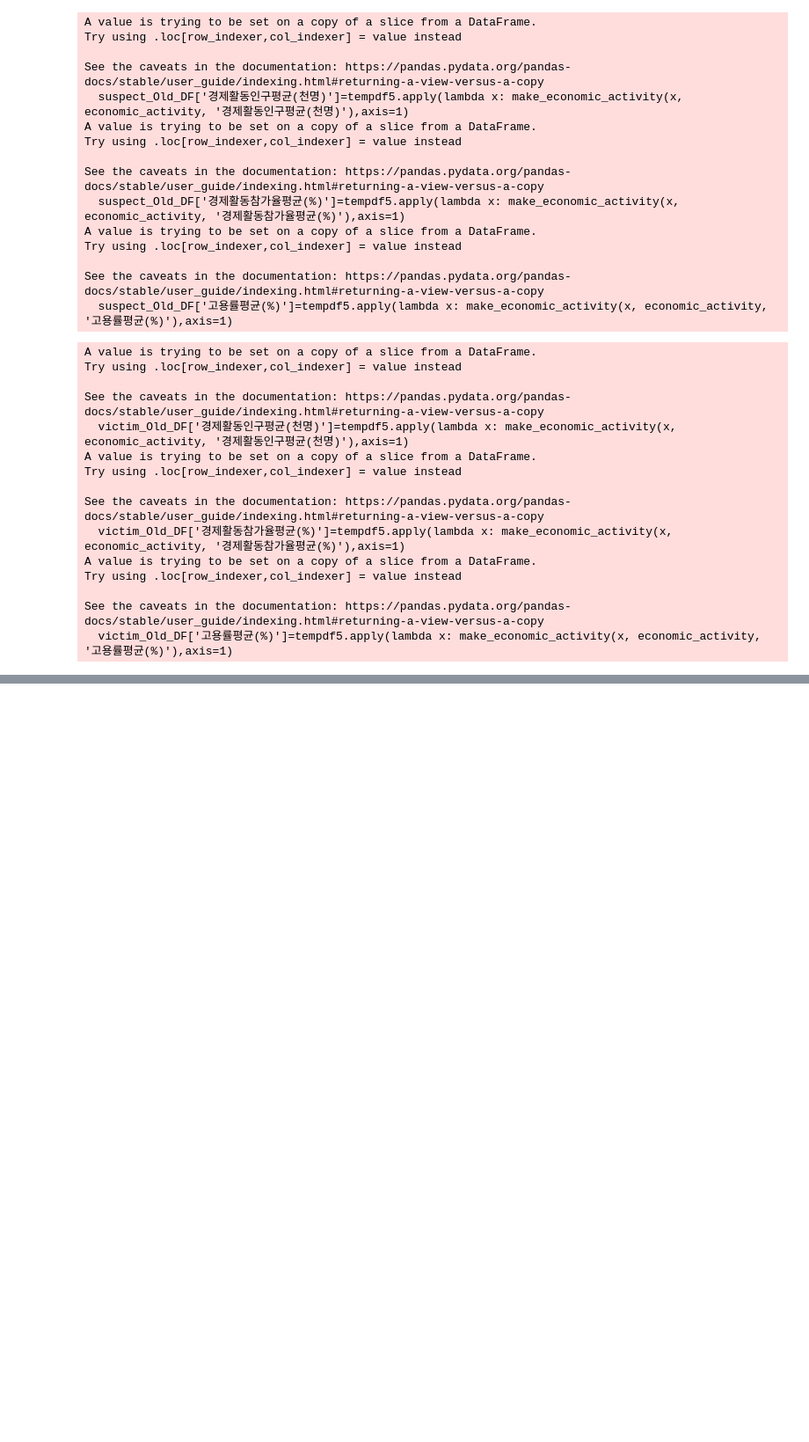
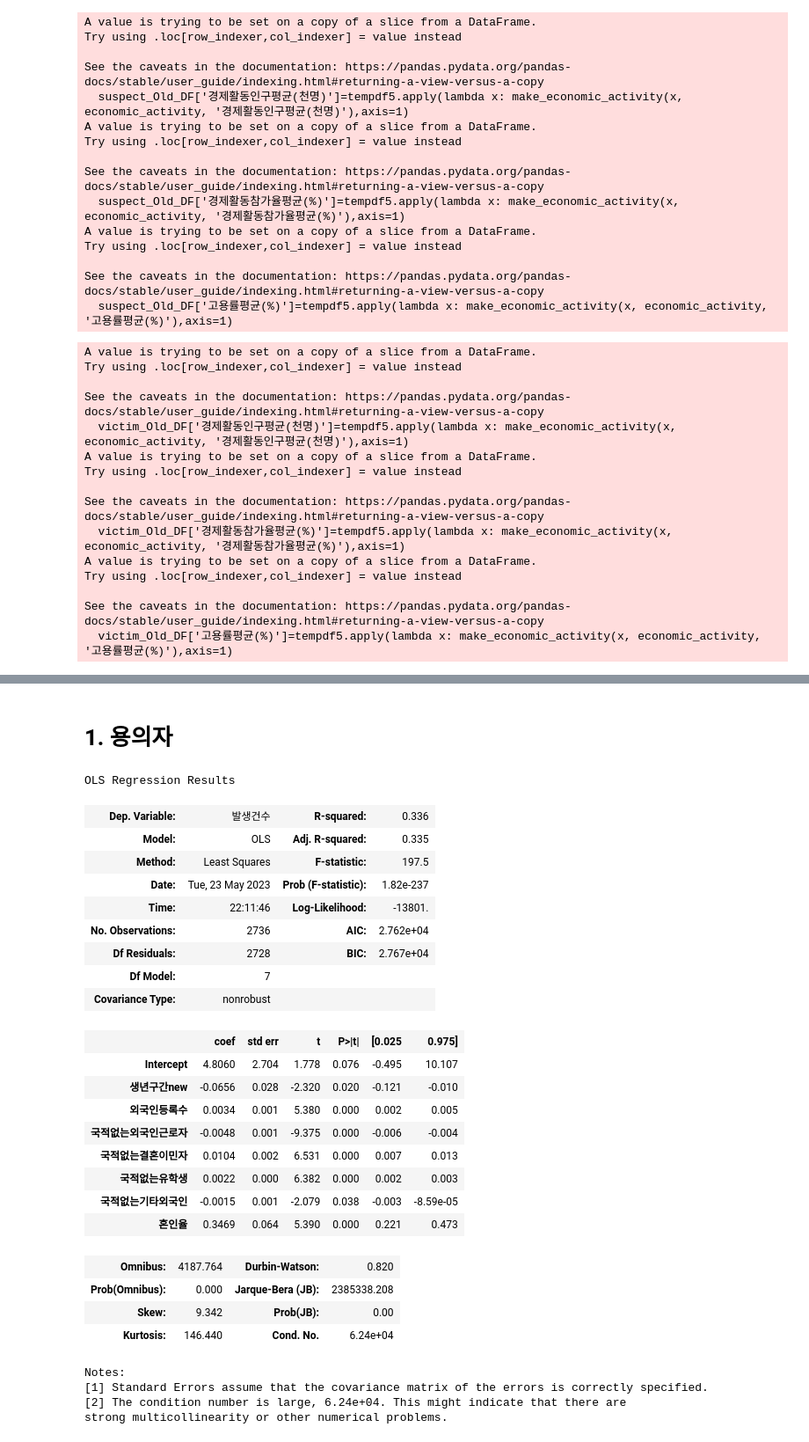
Before and after one commit to S-SIRIUS/Fraud-factor-analysis, a Jupyter notebook: 시+나이 회귀분석.ipynb, the cells around one changed output, grey strips where cells are left out. Shown at 88% size. Drawn from its saved outputs; the diff is of its cells as text; code cells hidden in the pictures; blank space fills up the shorter version.

Commit message:
regression update

```diff
--- a/시+나이 회귀분석.ipynb
+++ b/시+나이 회귀분석.ipynb
@@ -1207,0 +1220,2 @@ victim_Old_DF.corr(method='spearman')
+# %% [markdown]
+# 1. 용의자
@@ -1207,0 +1225,32 @@ victim_Old_DF.corr(method='spearman')
+# %%
+suspect_model=smf.ols(formula="발생건수~생년구간new+외국인등록수+국적없는외국인근로자+국적없는결혼이민자+국적없는유학생+국적없는기타외국인+혼인율",data=suspect_Old_DF).fit()
+# %%
+suspect_model.summary()
+# %% [output]
+OLS Regression Results
+| Dep. Variable: | 발생건수 | R-squared: | 0.336 |
+| Model: | OLS | Adj. R-squared: | 0.335 |
+| Method: | Least Squares | F-statistic: | 197.5 |
+| Date: | Tue, 23 May 2023 | Prob (F-statistic): | 1.82e-237 |
+| Time: | 22:11:46 | Log-Likelihood: | -13801. |
+| No. Observations: | 2736 | AIC: | 2.762e+04 |
+| Df Residuals: | 2728 | BIC: | 2.767e+04 |
+| Df Model: | 7 |  |  |
+| Covariance Type: | nonrobust |  |  |
+|  | coef | std err | t | P>|t| | [0.025 | 0.975] |
+| Intercept | 4.8060 | 2.704 | 1.778 | 0.076 | -0.495 | 10.107 |
+| 생년구간new | -0.0656 | 0.028 | -2.320 | 0.020 | -0.121 | -0.010 |
+| 외국인등록수 | 0.0034 | 0.001 | 5.380 | 0.000 | 0.002 | 0.005 |
+| 국적없는외국인근로자 | -0.0048 | 0.001 | -9.375 | 0.000 | -0.006 | -0.004 |
+| 국적없는결혼이민자 | 0.0104 | 0.002 | 6.531 | 0.000 | 0.007 | 0.013 |
+| 국적없는유학생 | 0.0022 | 0.000 | 6.382 | 0.000 | 0.002 | 0.003 |
+| 국적없는기타외국인 | -0.0015 | 0.001 | -2.079 | 0.038 | -0.003 | -8.59e-05 |
+| 혼인율 | 0.3469 | 0.064 | 5.390 | 0.000 | 0.221 | 0.473 |
+| Omnibus: | 4187.764 | Durbin-Watson: | 0.820 |
+| Prob(Omnibus): | 0.000 | Jarque-Bera (JB): | 2385338.208 |
+| Skew: | 9.342 | Prob(JB): | 0.00 |
+| Kurtosis: | 146.440 | Cond. No. | 6.24e+04 |
+Notes:
+[1] Standard Errors assume that the covariance matrix of the errors is correctly specified.
+[2] The condition number is large, 6.24e+04. This might indicate that there are
+strong multicollinearity or other numerical problems.
```
Also changed, not shown: parts of 11 cells of this notebook.
